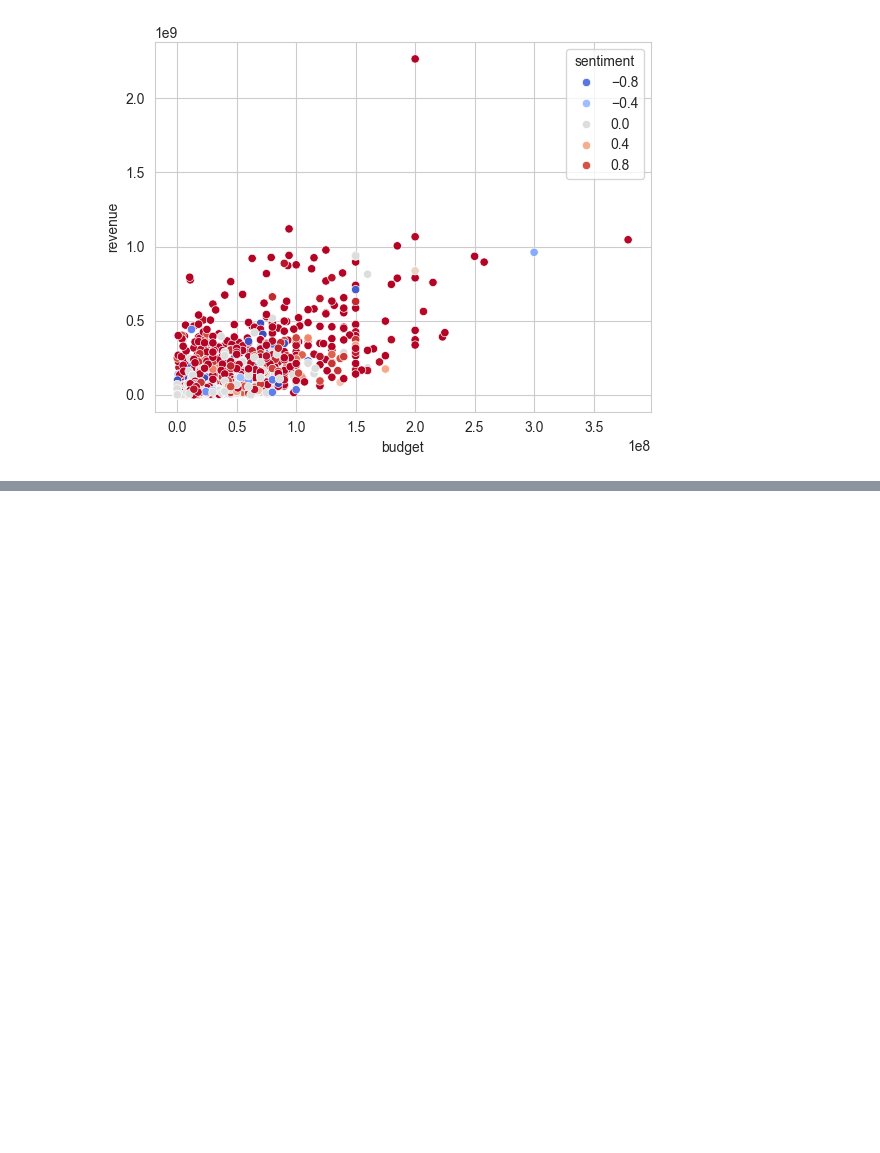
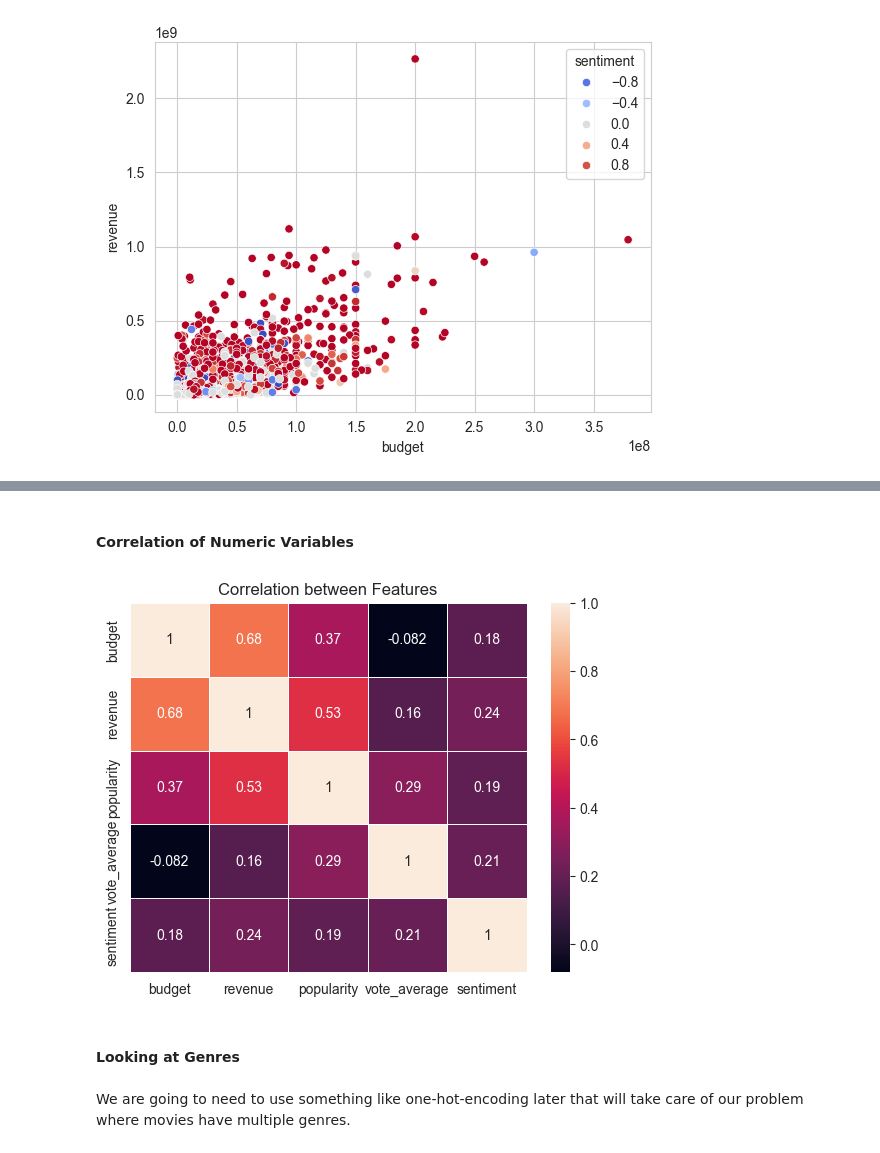
Before and after one commit to jessahal/Box-office-predictions, a Jupyter notebook: box_office_predictions.ipynb, the cells around one changed output, grey strips where cells are left out. Cells and saved outputs as stored; diff of their text form; code cells hidden in the pictures; blank space fills up the shorter version.

```diff
--- a/box_office_predictions.ipynb
+++ b/box_office_predictions.ipynb
@@ -61,0 +74,14 @@ AttributeError: Rectangle.set() got an unexpected keyword argument 'col'
+# %% [markdown]
+#### Correlation of Numeric Variables
+# %%
+corr = movies[['budget', 'revenue', 'popularity', 'vote_average', 'sentiment']].corr()
+
+sns.heatmap(corr, annot = True, linewidths=0.5)
+plt.title('Correlation between Features')
+plt.show()
+# %% [output]
+[figure, added]
+# %% [markdown]
+#### Looking at Genres
+# %% [markdown]
+We are going to need to use something like one-hot-encoding later that will take care of our problem where movies have multiple genres.
```
Also changed, not shown: parts of 4 cells of this notebook.
